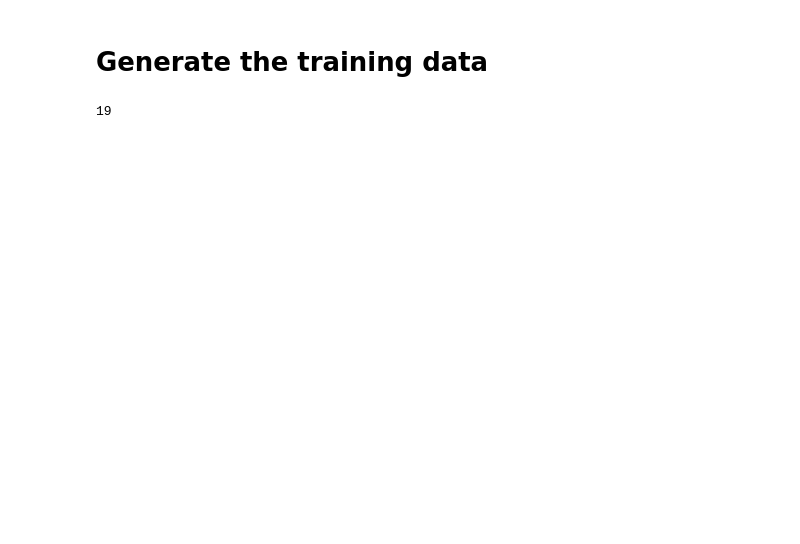
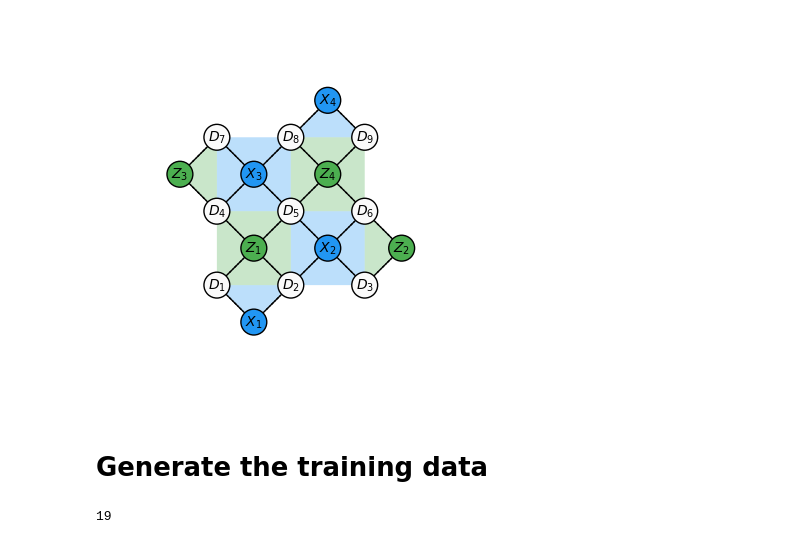
Before and after one commit to BorisVarbanov/surface-sim, a Jupyter notebook: scripts/circ_noise_datagen/gen_data.ipynb, the cells around one changed output. Saved outputs shown, nothing was run; the diff lists cells and outputs as text; code cells hidden in the pictures; blank space fills up the shorter version.

```diff
--- a/scripts/circ_noise_datagen/gen_data.ipynb
+++ b/scripts/circ_noise_datagen/gen_data.ipynb
@@ -24,5 +26,11 @@ layout = Layout.from_yaml(CONFIG_DIR / LAYOUT_FILE)
 setup = Setup.from_yaml(CONFIG_DIR / SETUP_FILE)
 model = CircuitNoiseModel(setup, layout)
+# %%
+fig, ax = plt.subplots()
+_ = plot(layout, axis=ax)
+plt.show()
+# %% [output]
+[figure, added]
 # %% [markdown]
 # Generate the training data
 # %%
```
Also changed, not shown: parts of 4 cells of this notebook.
